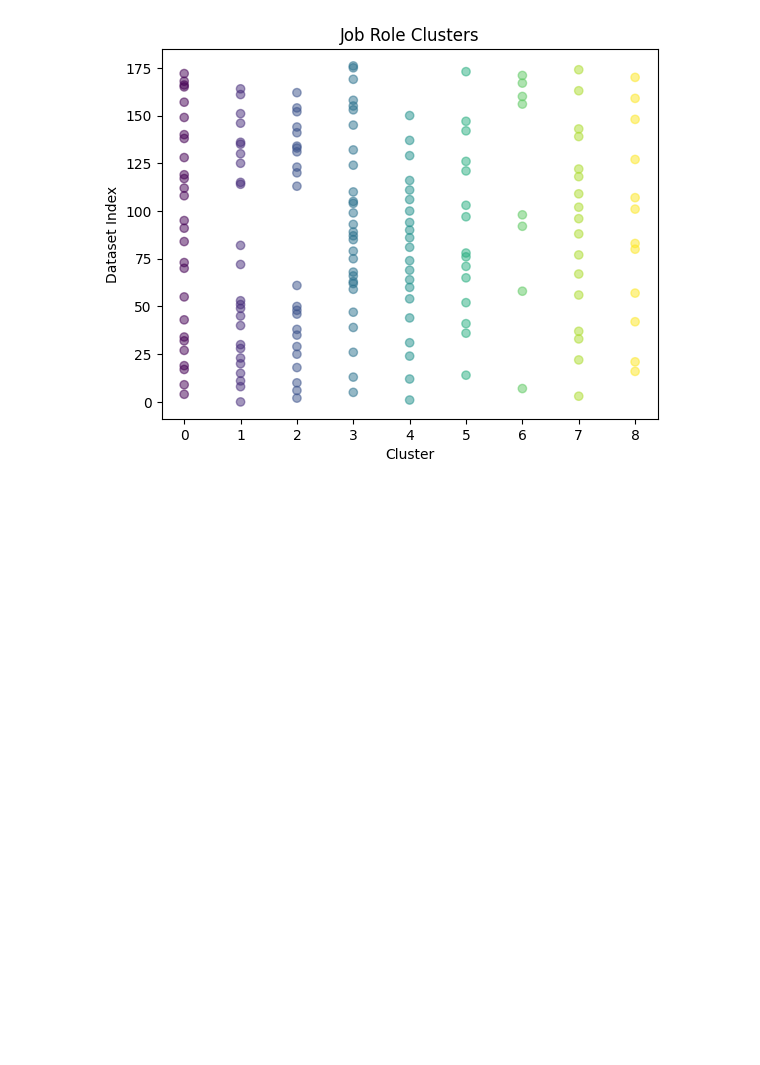
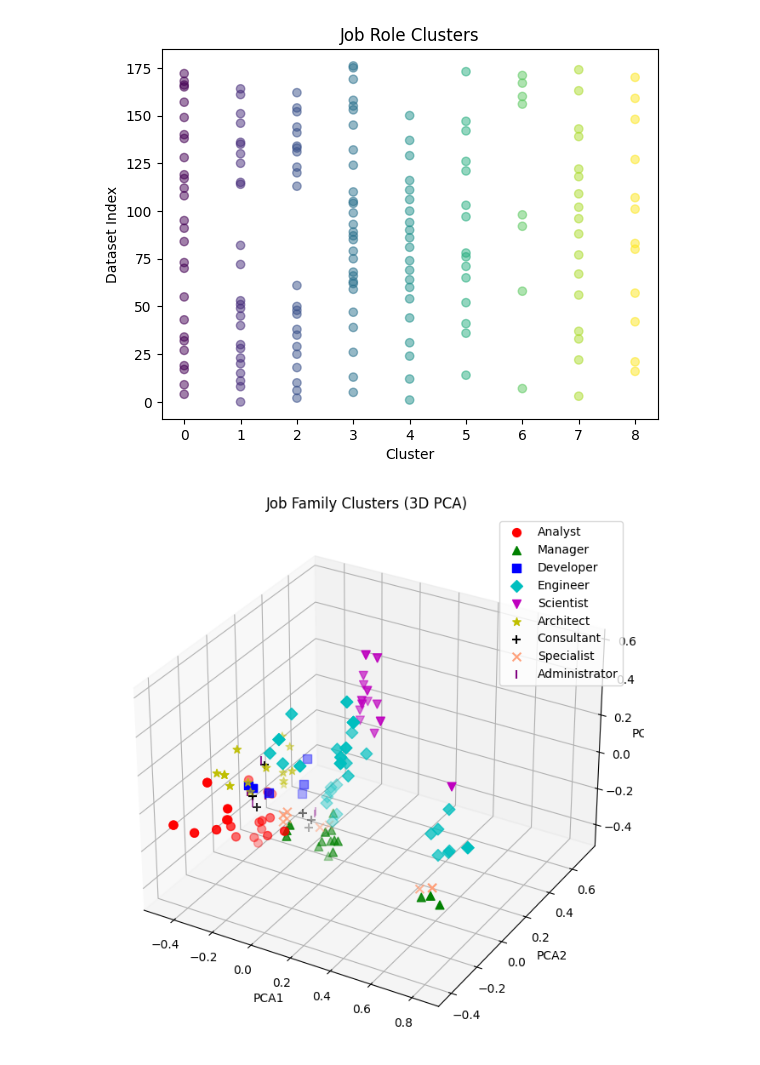
Before and after one commit to v4rsh1th/levels-hire, a Jupyter notebook: src/models/clustering_job_families.ipynb, the cells around one changed output. Drawn from its saved outputs; the diff is of its cells as text; code cells hidden in the pictures; blank space fills up the shorter version.

```diff
--- a/src/models/clustering_job_families.ipynb
+++ b/src/models/clustering_job_families.ipynb
@@ -89,3 +90,30 @@ plt.ylabel('Dataset Index')
 plt.show()
 # %% [output]
 [figure]
+# %%
+# PCA for dimensionality reduction to 3D
+pca = PCA(n_components=3)
+pca_result = pca.fit_transform(tfidf_matrix.toarray())
+dataset[['PCA1', 'PCA2', 'PCA3']] = pca_result
+
+# Plot in 3D
+fig = plt.figure(figsize=(10, 8))
+ax = fig.add_subplot(111, projection='3d')
+
+# Define colors and markers for each job family
+colors = ['r', 'g', 'b', 'c', 'm', 'y', 'k', '#FFA07A', '#800080', '#008080']
+markers = ['o', '^', 's', 'D', 'v', '*', '+', 'x', '|', '_']
+
+# Plot each job family
+for label, color, marker in zip(keywords_to_labels.values(), colors, markers):
+    subset = dataset[dataset['Label'] == label]
+    ax.scatter(subset['PCA1'], subset['PCA2'], subset['PCA3'], c=color, marker=marker, label=label, s=50)
+
+ax.set_title('Job Family Clusters (3D PCA)')
+ax.set_xlabel('PCA1')
+ax.set_ylabel('PCA2')
+ax.set_zlabel('PCA3')
+ax.legend()
+plt.show()
+# %% [output]
+[figure, added]
```
Also changed, not shown: parts of 1 cell of this notebook, 1 other file.
